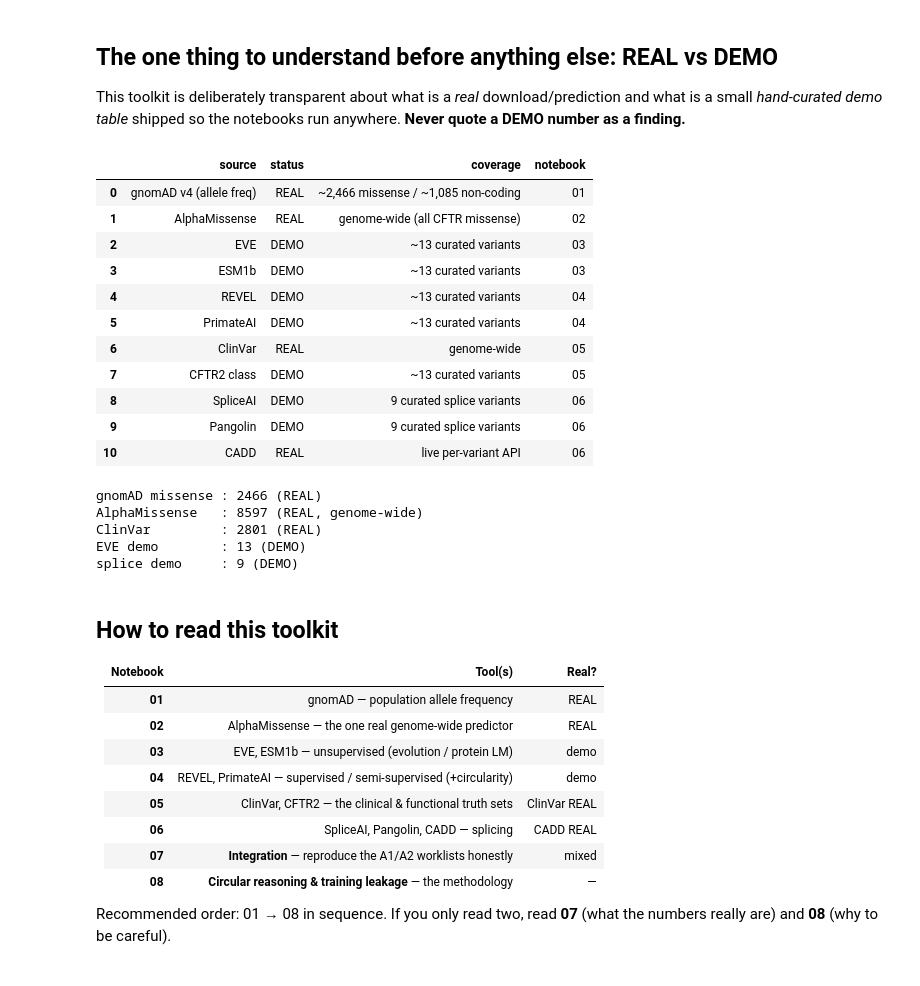
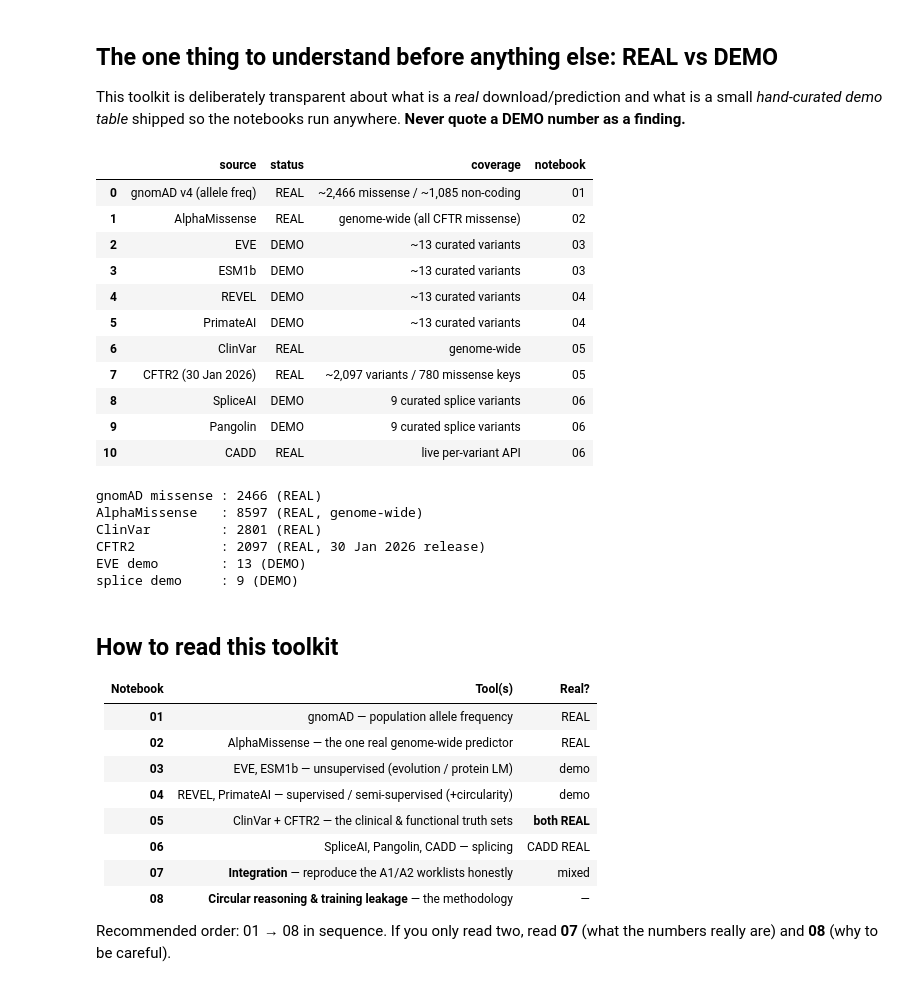
Before and after one commit to EvanWu19/cftr-phewas-toolkit, a Jupyter notebook: notebooks/00_overview_and_setup.ipynb, the cells around one changed output. Saved outputs shown, nothing was run; the diff lists cells and outputs as text; code cells hidden in the pictures.

```diff
--- a/notebooks/00_overview_and_setup.ipynb
+++ b/notebooks/00_overview_and_setup.ipynb
@@ -29,28 +29,28 @@ anywhere. **Never quote a DEMO number as a finding.**
 # %%
 prov = pd.DataFrame([
   ("gnomAD v4 (allele freq)", "REAL",  "~2,466 missense / ~1,085 non-coding", "01"),
   ("AlphaMissense",           "REAL",  "genome-wide (all CFTR missense)",     "02"),
   ("EVE",                     "DEMO",  "~13 curated variants",                "03"),
   ("ESM1b",                   "DEMO",  "~13 curated variants",                "03"),
   ("REVEL",                   "DEMO",  "~13 curated variants",                "04"),
   ("PrimateAI",               "DEMO",  "~13 curated variants",                "04"),
   ("ClinVar",                 "REAL",  "genome-wide",                         "05"),
-  ("CFTR2 class",             "DEMO",  "~13 curated variants",                "05"),
+  ("CFTR2 (30 Jan 2026)",     "REAL",  "~2,097 variants / 780 missense keys", "05"),
   ("SpliceAI",                "DEMO",  "9 curated splice variants",           "06"),
   ("Pangolin",                "DEMO",  "9 curated splice variants",           "06"),
   ("CADD",                    "REAL",  "live per-variant API",                "06"),
 ], columns=["source","status","coverage","notebook"])
 prov
 # %% [output]
 |  | source | status | coverage | notebook |
 | 0 | gnomAD v4 (allele freq) | REAL | ~2,466 missense / ~1,085 non-coding | 01 |
 | 1 | AlphaMissense | REAL | genome-wide (all CFTR missense) | 02 |
 | 2 | EVE | DEMO | ~13 curated variants | 03 |
 | 3 | ESM1b | DEMO | ~13 curated variants | 03 |
 | 4 | REVEL | DEMO | ~13 curated variants | 04 |
 | 5 | PrimateAI | DEMO | ~13 curated variants | 04 |
 | 6 | ClinVar | REAL | genome-wide | 05 |
-| 7 | CFTR2 class | DEMO | ~13 curated variants | 05 |
+| 7 | CFTR2 (30 Jan 2026) | REAL | ~2,097 variants / 780 missense keys | 05 |
 | 8 | SpliceAI | DEMO | 9 curated splice variants | 06 |
 | 9 | Pangolin | DEMO | 9 curated splice variants | 06 |
 | 10 | CADD | REAL | live per-variant API | 06 |
@@ -59,12 +59,14 @@ prov
 print("gnomAD missense :", len(tk.load_gnomad_missense()), "(REAL)")
 print("AlphaMissense   :", len(tk.load_alphamissense()), "(REAL, genome-wide)")
 print("ClinVar         :", len(tk.load_clinvar()), "(REAL)")
+print("CFTR2           :", len(tk.load_cftr2()), "(REAL, 30 Jan 2026 release)")
 print("EVE demo        :", len(tk.load_eve()), "(DEMO)")
 print("splice demo     :", len(tk.load_splice_demo()), "(DEMO)")
 # %% [output]
 gnomAD missense : 2466 (REAL)
 AlphaMissense   : 8597 (REAL, genome-wide)
 ClinVar         : 2801 (REAL)
+CFTR2           : 2097 (REAL, 30 Jan 2026 release)
 EVE demo        : 13 (DEMO)
 splice demo     : 9 (DEMO)
 # %% [markdown]
@@ -76,7 +78,7 @@ splice demo     : 9 (DEMO)
 | **02** | AlphaMissense — the one real genome-wide predictor | REAL |
 | **03** | EVE, ESM1b — unsupervised (evolution / protein LM) | demo |
 | **04** | REVEL, PrimateAI — supervised / semi-supervised (+circularity) | demo |
-| **05** | ClinVar, CFTR2 — the clinical & functional truth sets | ClinVar REAL |
+| **05** | ClinVar + CFTR2 — the clinical & functional truth sets | **both REAL** |
 | **06** | SpliceAI, Pangolin, CADD — splicing | CADD REAL |
 | **07** | **Integration** — reproduce the A1/A2 worklists honestly | mixed |
 | **08** | **Circular reasoning & training leakage** — the methodology | — |
```
Also changed, not shown: parts of 1 cell of this notebook, 6 other files.
